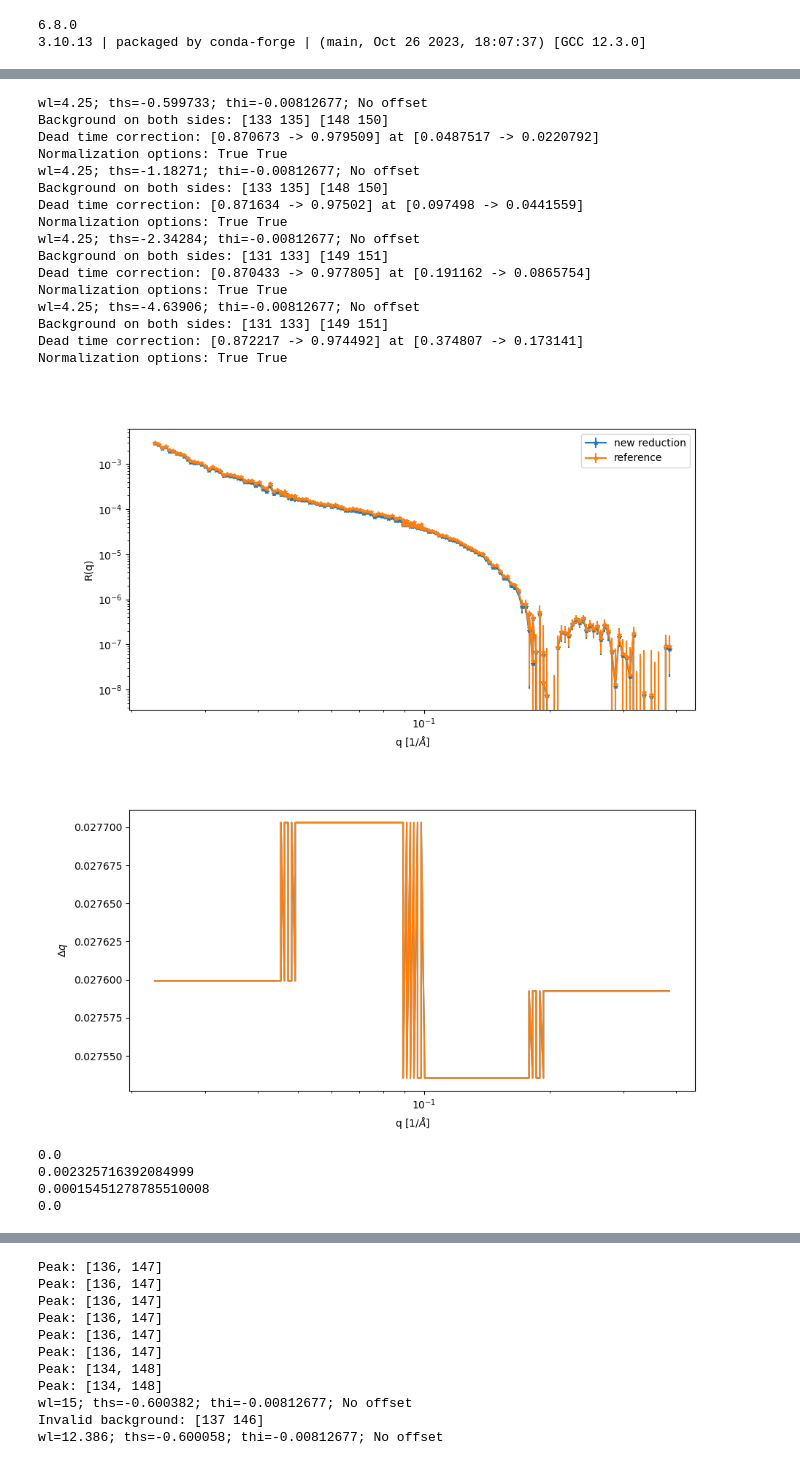
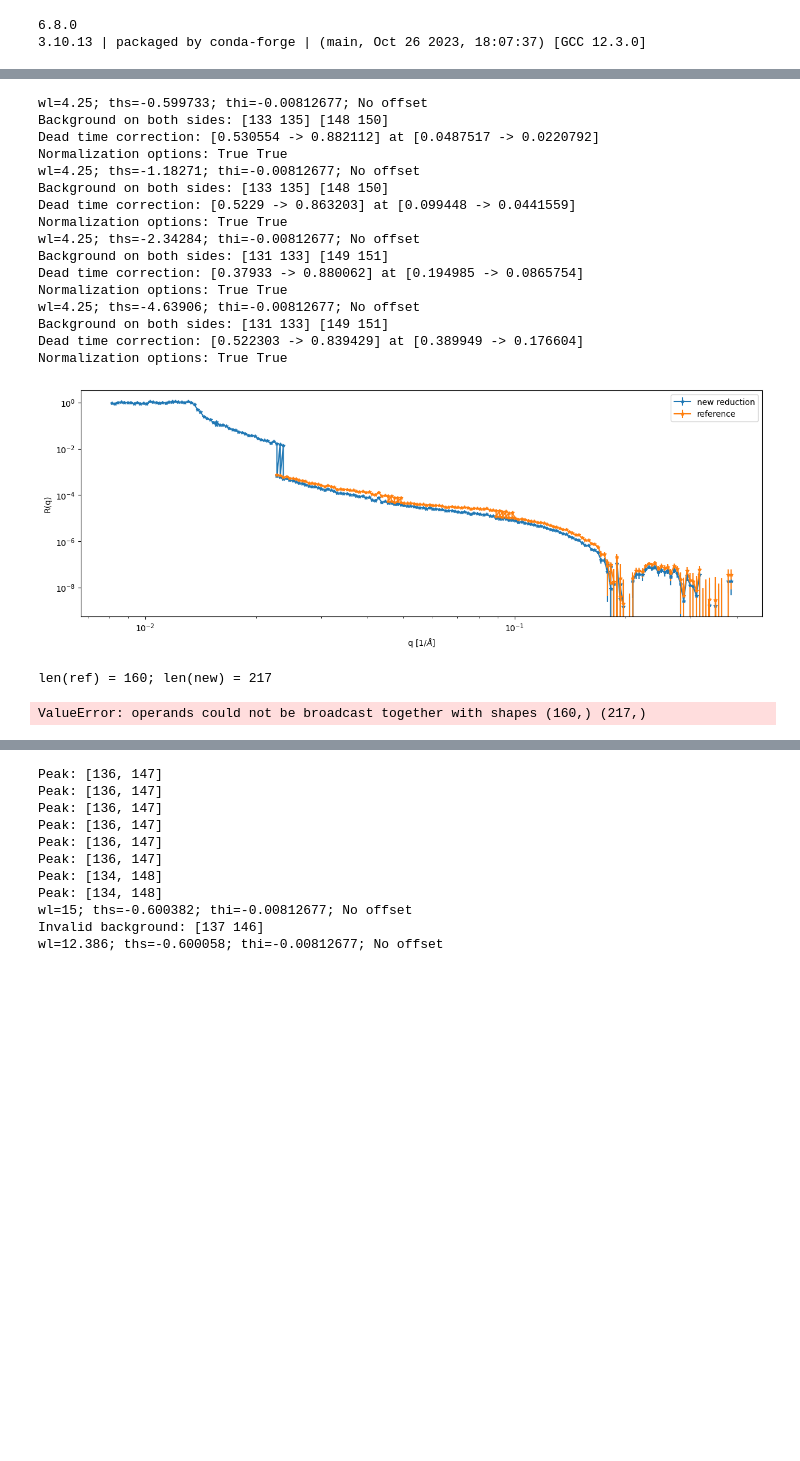
Before and after one commit to neutrons/LiquidsReflectometer, a Jupyter notebook: reduction/notebooks/workflow.ipynb, the cells around one changed output, grey strips where cells are left out. Cells and saved outputs as stored; diff of their text form; code cells hidden in the pictures; blank space fills up the shorter version.

```diff
--- a/reduction/notebooks/workflow.ipynb
+++ b/reduction/notebooks/workflow.ipynb
@@ -82,7 +64,7 @@ importlib.reload(template)
 # rate=[49805,34762, 21197, 12198, 8020,  4542,  2254,  569]
 
 data_dir = os.path.expanduser('~/git/LiquidsReflectometer/reduction/data')
-template_path = os.path.join(data_dir, 'template_high_rate_206597.xml')
+template_path = os.path.join(data_dir, 'template_high_rate_206594.xml')
 
 os.chdir(os.path.expanduser('~/git/LiquidsReflectometer/reduction'))
 
@@ -92,23 +74,23 @@ for i in range(198413, 198417):
 # %% [output]
 wl=4.25; ths=-0.599733; thi=-0.00812677; No offset
 Background on both sides: [133 135] [148 150]
-Dead time correction: [0.870673 -> 0.979509] at [0.0487517 -> 0.0220792]
+Dead time correction: [0.530554 -> 0.882112] at [0.0487517 -> 0.0220792]
 Normalization options: True True
 wl=4.25; ths=-1.18271; thi=-0.00812677; No offset
 Background on both sides: [133 135] [148 150]
-Dead time correction: [0.871634 -> 0.97502] at [0.097498 -> 0.0441559]
+Dead time correction: [0.5229 -> 0.863203] at [0.099448 -> 0.0441559]
 Normalization options: True True
 wl=4.25; ths=-2.34284; thi=-0.00812677; No offset
 Background on both sides: [131 133] [149 151]
-Dead time correction: [0.870433 -> 0.977805] at [0.191162 -> 0.0865754]
+Dead time correction: [0.37933 -> 0.880062] at [0.194985 -> 0.0865754]
 Normalization options: True True
 wl=4.25; ths=-4.63906; thi=-0.00812677; No offset
 Background on both sides: [131 133] [149 151]
-Dead time correction: [0.872217 -> 0.974492] at [0.374807 -> 0.173141]
+Dead time correction: [0.522303 -> 0.839429] at [0.389949 -> 0.176604]
 Normalization options: True True
 # %%
-#reduced_path = os.path.join(data_dir, 'reference_rq.txt')
-reduced_path = os.path.join(data_dir, 'ref_rate_206597.txt')
+reduced_path = os.path.join(data_dir, 'reference_rq.txt')
+reduced_path = os.path.join(data_dir, 'ref_rate_206594.txt')
 
 if os.path.isfile(reduced_path):
     _data = np.loadtxt(reduced_path).T
@@ -117,39 +99,36 @@ reduced_path = os.path.join(data_dir, 'REFL_198409_combined_data_auto.txt')
 if os.path.isfile(reduced_path):
     _refl = np.loadtxt(reduced_path).T
 
-fig, ax = plt.subplots(figsize=(10,5))
+fig, ax = plt.subplots(figsize=(15,5))
 #plt.errorbar(_refl[0], _refl[1]*_refl[0]**4, yerr=_refl[2]*_refl[0]**4, markersize=4, marker='.', linestyle='', label='new reduction')
 #plt.errorbar(_data[0], _data[1]*_data[0]**4, yerr=_data[2]*_data[0]**4, markersize=4, marker='', linestyle='-', label='reference')
 plt.errorbar(_refl[0], _refl[1], yerr=_refl[2], markersize=4, marker='*', linestyle='-', label='new reduction')
 plt.errorbar(_data[0], _data[1], yerr=_data[2], markersize=4, marker='*', linestyle='-', label='reference')
 
 plt.legend()
 plt.xlabel('q [$1/\AA$]')
 plt.ylabel('R(q)')
 ax.set_yscale('log')
 ax.set_xscale('log')
 plt.show()
 
-if len(_data[1])==len(_refl[1]):
+if False and len(_data[1])==len(_refl[1]):
     # dQ is computed for each run in the new implementation
     fig, ax = plt.subplots(figsize=(10,5))
     plt.plot(_refl[0], _refl[3]/_refl[0], label="new_reduction")
     plt.plot(_data[0], _data[3]/_data[0], label="reference")
 
     plt.xlabel('q [$1/\AA$]')
     plt.ylabel('$\Delta q$')
     ax.set_yscale('linear')
     ax.set_xscale('log')
     plt.show()
 else:
     print("len(ref) = %s; len(new) = %s" % (len(_data[1]), len(_refl[1])))
 
 for i in range(4):
     print(np.sum(_data[i]-_refl[i]))
 # %% [output]
-[figure, old version]
+[figure, new version]
-[figure, removed]
-0.0
-0.002325716392084999
-0.00015451278785510008
-0.0
+len(ref) = 160; len(new) = 217
+ValueError: operands could not be broadcast together with shapes (160,) (217,)
```
Also changed, not shown: parts of 4 cells of this notebook, 3 other files.
